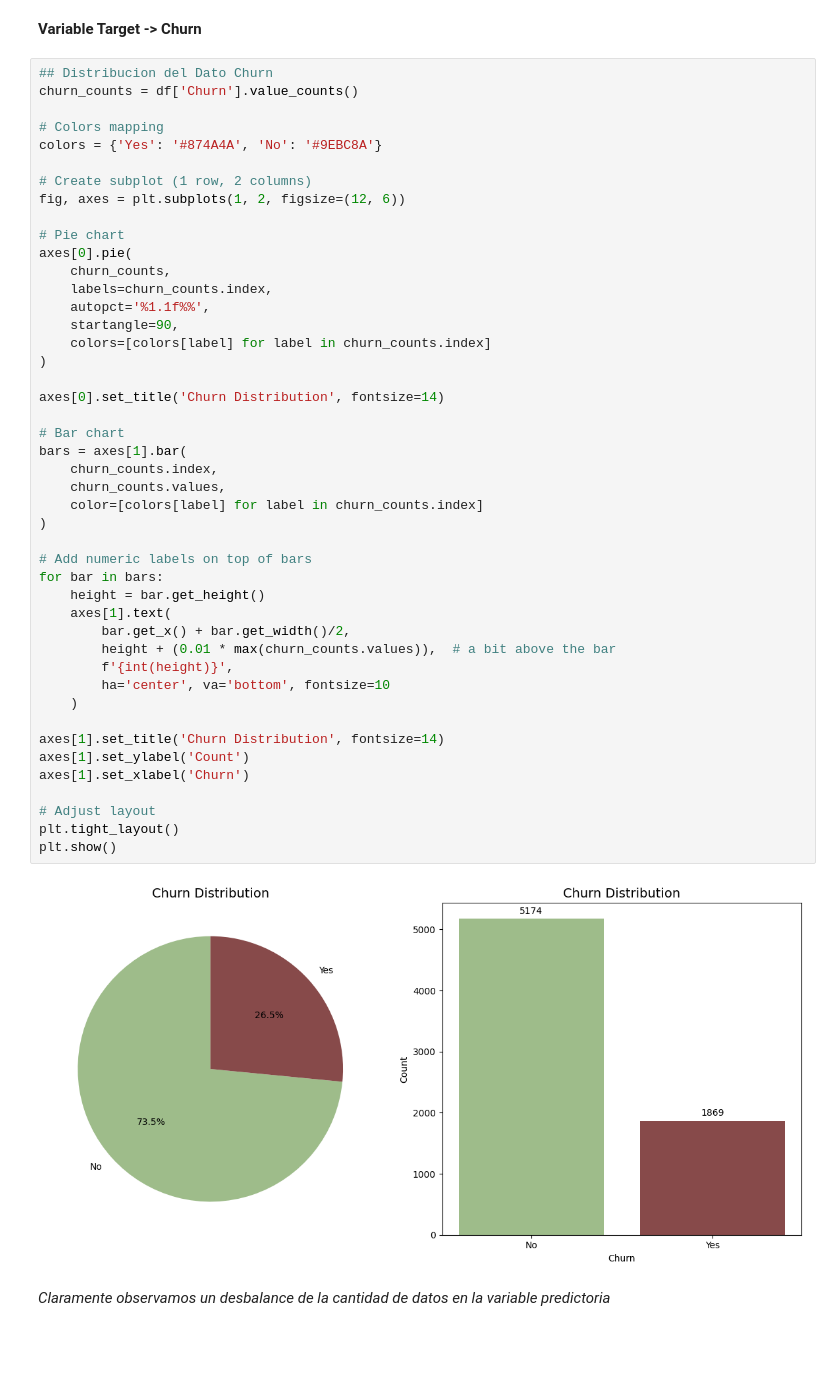
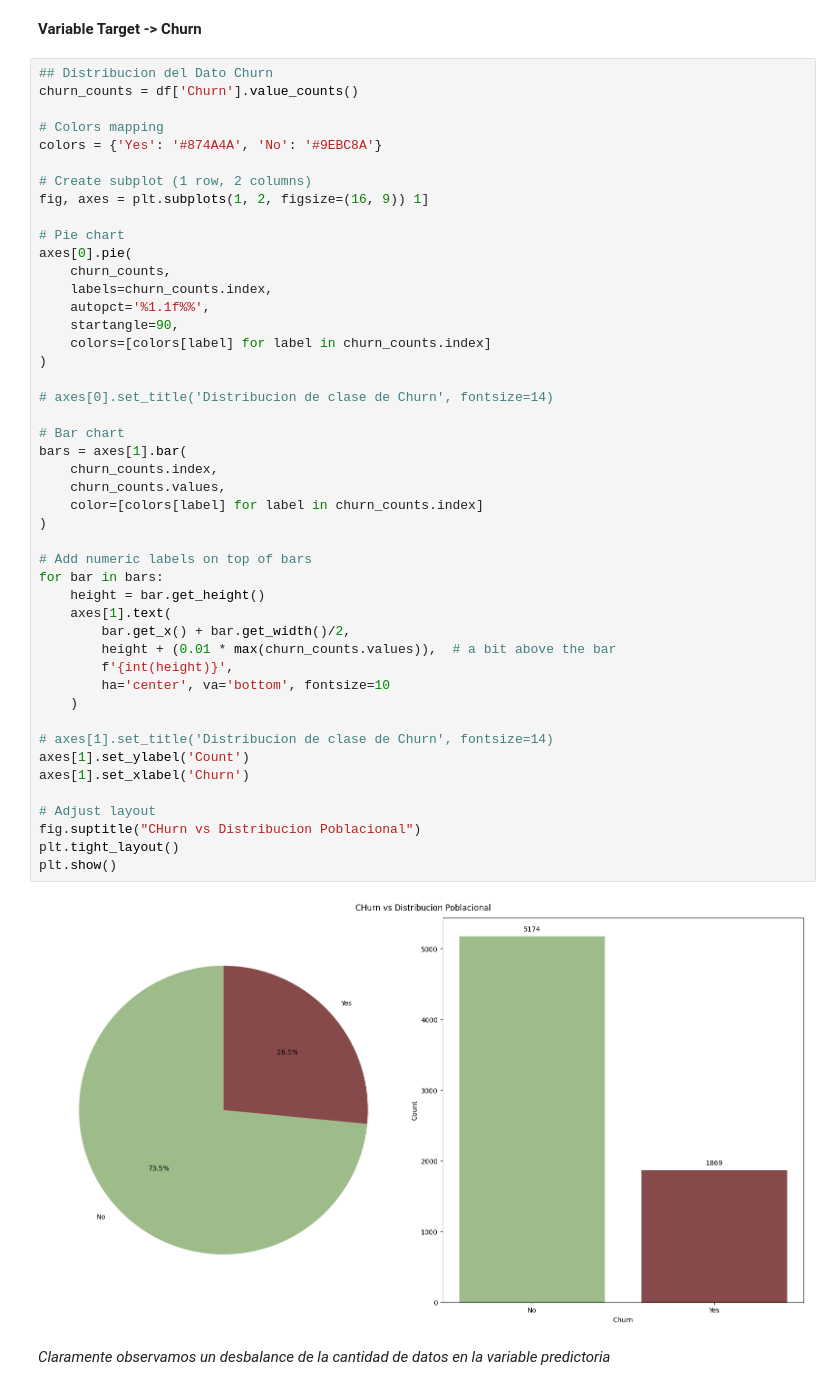
Before and after one commit to Andru-1987/data-science-r-section, a Jupyter notebook: R-Clases/week-3/01_ProyectoPython/python_colab_notebook/01_telco_challenge_churn.ipynb, the cells around one changed output. Saved outputs shown, nothing was run; the diff lists cells and outputs as text; blank space fills up the shorter version.

```diff
--- a/R-Clases/week-3/01_ProyectoPython/python_colab_notebook/01_telco_challenge_churn.ipynb
+++ b/R-Clases/week-3/01_ProyectoPython/python_colab_notebook/01_telco_challenge_churn.ipynb
@@ -340,7 +440,7 @@ churn_counts = df['Churn'].value_counts()
 colors = {'Yes': '#874A4A', 'No': '#9EBC8A'}
 
 # Create subplot (1 row, 2 columns)
-fig, axes = plt.subplots(1, 2, figsize=(12, 6))
+fig, axes = plt.subplots(1, 2, figsize=(16, 9)) 1]
 
 # Pie chart
 axes[0].pie(
@@ -349,35 +449,36 @@ axes[0].pie(
     autopct='%1.1f%%',
     startangle=90,
     colors=[colors[label] for label in churn_counts.index]
 )
 
-axes[0].set_title('Churn Distribution', fontsize=14)
+# axes[0].set_title('Distribucion de clase de Churn', fontsize=14)
 
 # Bar chart
 bars = axes[1].bar(
     churn_counts.index,
     churn_counts.values,
     color=[colors[label] for label in churn_counts.index]
 )
 
 # Add numeric labels on top of bars
 for bar in bars:
     height = bar.get_height()
     axes[1].text(
         bar.get_x() + bar.get_width()/2,
         height + (0.01 * max(churn_counts.values)),  # a bit above the bar
         f'{int(height)}',
         ha='center', va='bottom', fontsize=10
     )
 
-axes[1].set_title('Churn Distribution', fontsize=14)
+# axes[1].set_title('Distribucion de clase de Churn', fontsize=14)
 axes[1].set_ylabel('Count')
 axes[1].set_xlabel('Churn')
 
 # Adjust layout
+fig.suptitle("CHurn vs Distribucion Poblacional")
 plt.tight_layout()
 plt.show()
 # %% [output]
-[figure, old version]
+[figure, new version]
 # %% [markdown]
 *Claramente observamos un desbalance de la cantidad de datos en la variable predictoria*
```
Also changed, not shown: parts of 55 cells of this notebook, 1 other file.
